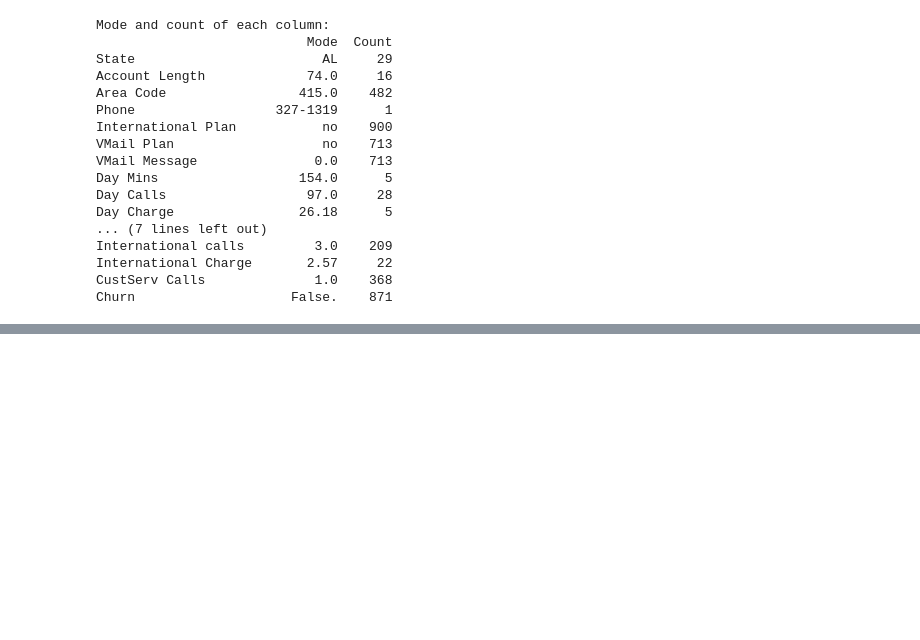
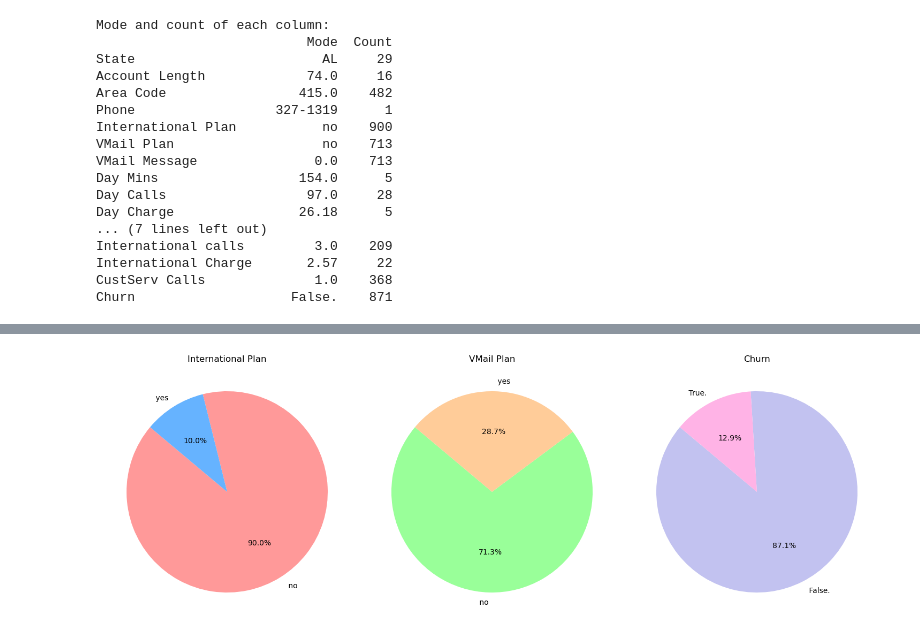
Before and after one commit to SweetyDhas/Live-Project, a Jupyter notebook: No Churn Telecom Project/No_Churn_Telecom.ipynb, the cells around one changed output, grey strips where cells are left out. Drawn from its saved outputs; the diff is of its cells as text; code cells hidden in the pictures; blank space fills up the shorter version.

```diff
--- a/No Churn Telecom Project/No_Churn_Telecom.ipynb
+++ b/No Churn Telecom Project/No_Churn_Telecom.ipynb
@@ -255,0 +253,25 @@ Churn                    False.    871
+# %%
+import matplotlib.pyplot as plt
+
+# Count of values for International Plan, VMail Plan, and Churn
+int_plan_counts = df['International Plan'].value_counts()
+vmail_plan_counts = df['VMail Plan'].value_counts()
+churn_counts = df['Churn'].value_counts()
+
+# Defining the counts and labels
+cate_var = [int_plan_counts, vmail_plan_counts, churn_counts]
+labels = ['International Plan', 'VMail Plan', 'Churn']
+colors = [['#ff9999', '#66b3ff'], ['#99ff99', '#ffcc99'], ['#c2c2f0', '#ffb3e6']]
+
+# Creating a figure for the pie charts
+fig, axes = plt.subplots(1, 3, figsize=(15, 5))
+
+# Iterate through the categories and create pie charts
+for i in range(len(cate_var)):
+    axes[i].pie(cate_var[i], labels=cate_var[i].index, autopct='%1.1f%%', startangle=140, colors=colors[i])
+    axes[i].set_title(labels[i])
+
+plt.tight_layout()
+plt.show()
+# %% [output]
+[figure, added]
```
Also changed, not shown: parts of 25 cells of this notebook.
